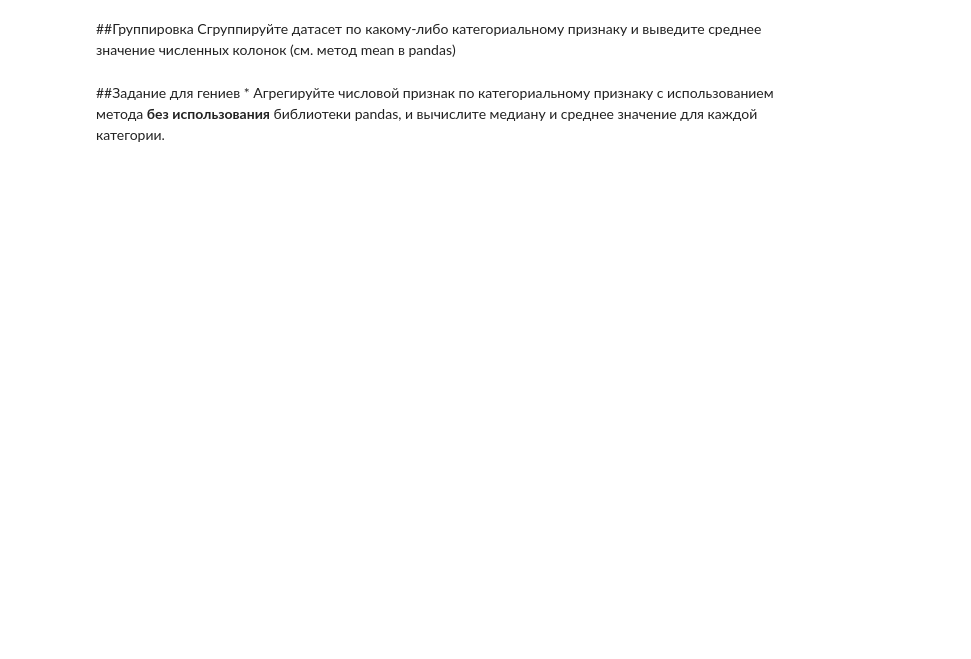
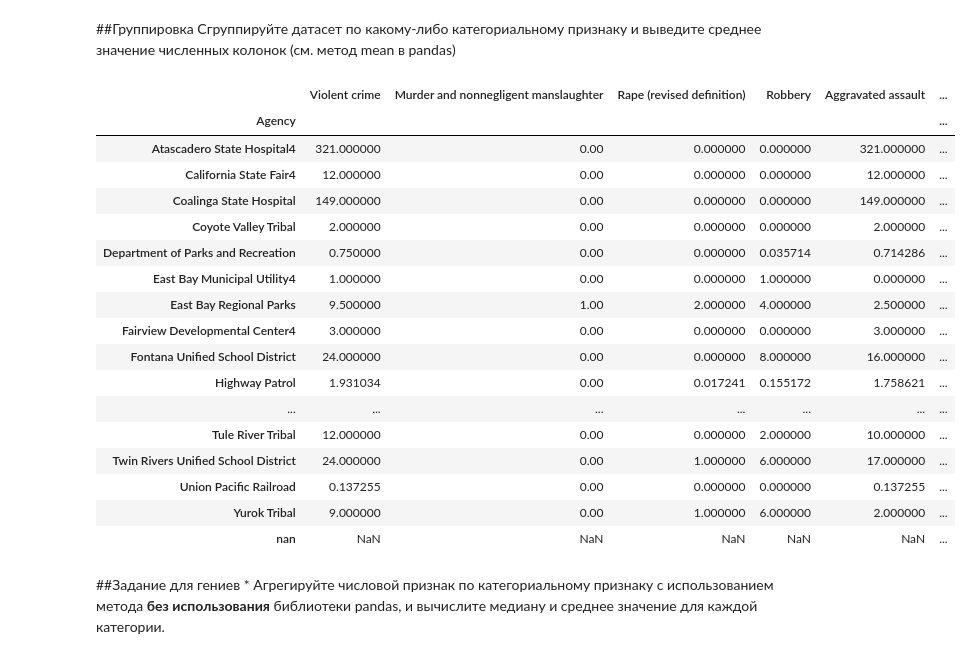
Before and after one commit to Zlovredniy/MachineExperience1, a Jupyter notebook: lab1/Задание1.ipynb, the cells around one changed output. Saved outputs shown, nothing was run; the diff lists cells and outputs as text; code cells hidden in the pictures; blank space fills up the shorter version.

```diff
--- a/lab1/Задание1.ipynb
+++ b/lab1/Задание1.ipynb
@@ -108,11 +144,3 @@ df.describe(include="all")
 # %% [markdown]
 ##Типизация
 Присвойте соответствующим колонкам один из типов (category, float, int)
-# %%
-df.astype('int64')
-df.longitude = df.longitude.astype('float64')
-df.latitude = df.latitude.astype('float64')
-df.median_income = df.median_income.astype('float64')
-
-#Вывести типы колонок тут
-df.info()
@@ -135,0 +147,15 @@ memory usage: 211.1 KB
+# %%
+df.astype('object')
+df['Violent crime'] = df['Violent crime'].astype('float64')
+df['Murder and nonnegligent manslaughter'] = df['Murder and nonnegligent manslaughter'].astype('float64')
+df['Rape (revised definition)'] = df['Rape (revised definition)'].astype('float64')
+df['Robbery'] = df['Robbery'].astype('float64')
+df['Aggravated assault'] = df['Aggravated assault'].astype('float64')
+df['Property crime'] = df['Property crime'].astype('float64')
+df['Burglary'] = df['Burglary'].astype('float64')
+df['Larceny-theft'] = df['Larceny-theft'].astype('float64')
+df['Motor vehicle theft'] = df['Motor vehicle theft'].astype('float64')
+df['Arson'] = df['Arson'].astype('float64')
+
+#Вывести типы колонок тут
+df.info()
@@ -149,6 +227,26 @@ memory usage: 211.1 KB
 Сгруппируйте датасет по какому-либо категориальному признаку и выведите среднее значение численных колонок (см. метод mean в pandas)
 # %%
 #Группировка
+df.groupby('Agency').mean()
+# %% [output]
+|  | Violent crime | Murder and nonnegligent manslaughter | Rape (revised definition) | Robbery | Aggravated assault | ... |
+| Agency |  |  |  |  |  | ... |
+| Atascadero State Hospital4 | 321.000000 | 0.00 | 0.000000 | 0.000000 | 321.000000 | ... |
+| California State Fair4 | 12.000000 | 0.00 | 0.000000 | 0.000000 | 12.000000 | ... |
+| Coalinga State Hospital | 149.000000 | 0.00 | 0.000000 | 0.000000 | 149.000000 | ... |
+| Coyote Valley Tribal | 2.000000 | 0.00 | 0.000000 | 0.000000 | 2.000000 | ... |
+| Department of Parks and Recreation | 0.750000 | 0.00 | 0.000000 | 0.035714 | 0.714286 | ... |
+| East Bay Municipal Utility4 | 1.000000 | 0.00 | 0.000000 | 1.000000 | 0.000000 | ... |
+| East Bay Regional Parks | 9.500000 | 1.00 | 2.000000 | 4.000000 | 2.500000 | ... |
+| Fairview Developmental Center4 | 3.000000 | 0.00 | 0.000000 | 0.000000 | 3.000000 | ... |
+| Fontana Unified School District | 24.000000 | 0.00 | 0.000000 | 8.000000 | 16.000000 | ... |
+| Highway Patrol | 1.931034 | 0.00 | 0.017241 | 0.155172 | 1.758621 | ... |
+| ... | ... | ... | ... | ... | ... | ... |
+| Tule River Tribal | 12.000000 | 0.00 | 0.000000 | 2.000000 | 10.000000 | ... |
+| Twin Rivers Unified School District | 24.000000 | 0.00 | 1.000000 | 6.000000 | 17.000000 | ... |
+| Union Pacific Railroad | 0.137255 | 0.00 | 0.000000 | 0.000000 | 0.137255 | ... |
+| Yurok Tribal | 9.000000 | 0.00 | 1.000000 | 6.000000 | 2.000000 | ... |
+| nan | NaN | NaN | NaN | NaN | NaN | ... |
 # %% [markdown]
 ##Задание для гениев *
 Агрегируйте числовой признак по категориальному признаку с использованием метода **без использования** библиотеки pandas, и вычислите медиану и среднее значение для каждой категории.
```
Also changed, not shown: parts of 17 cells of this notebook.
